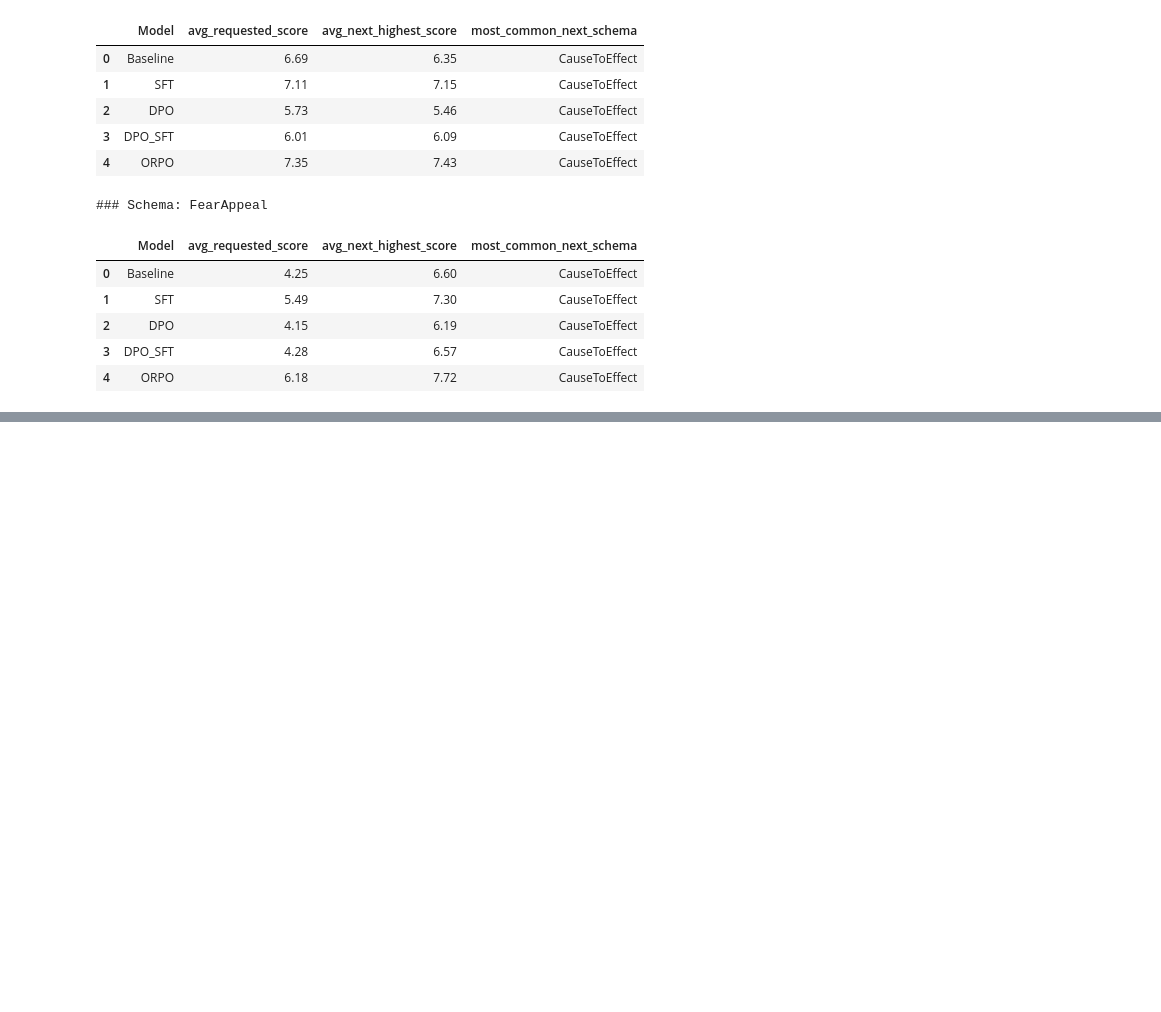
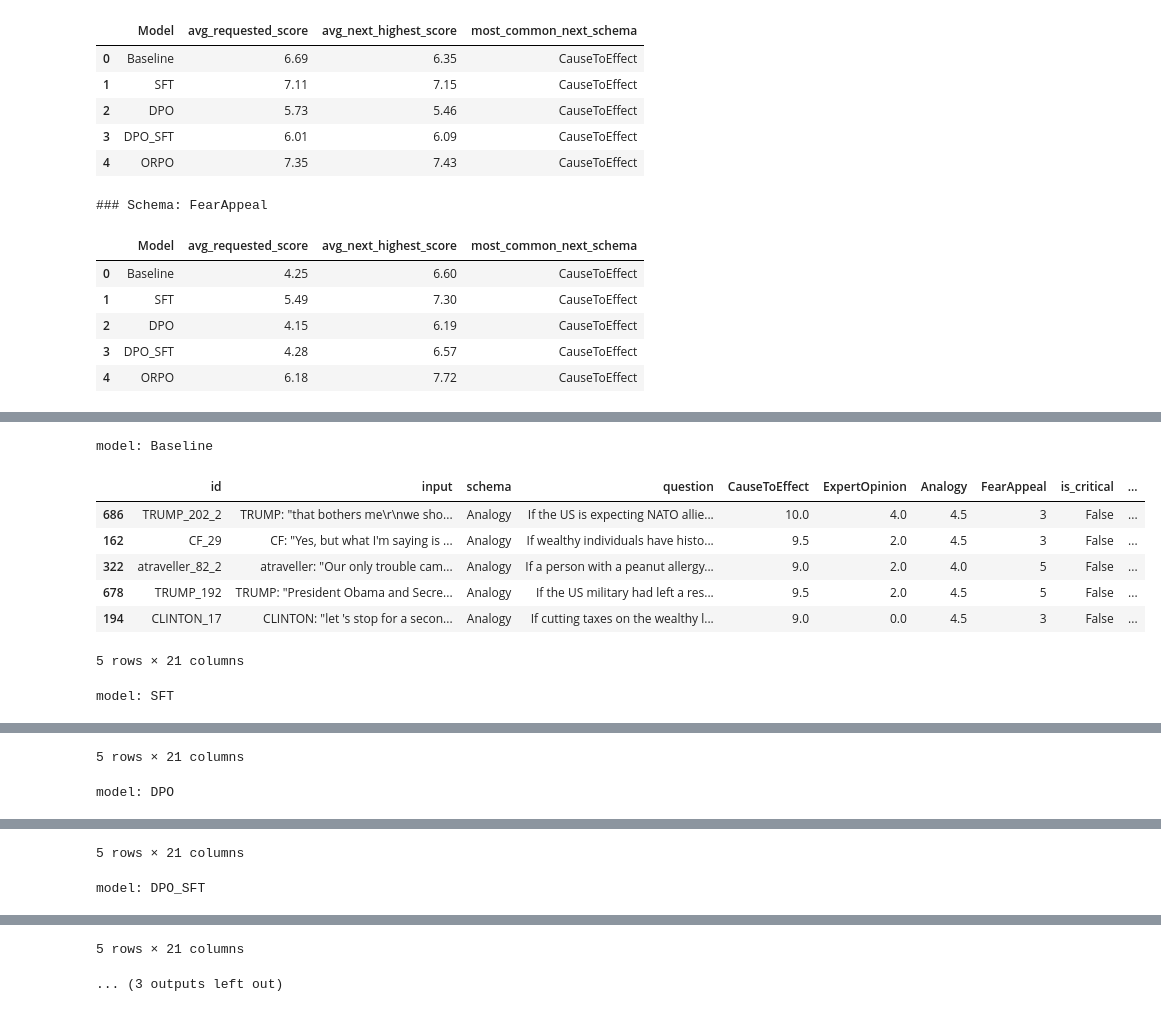
Before and after one commit to RicoStaedeli/NLP2025_CQG, a Jupyter notebook: 5_Evaluation_Analytics.ipynb, the cells around one changed output, grey strips where cells are left out. Saved outputs shown, nothing was run; the diff lists cells and outputs as text; code cells hidden in the pictures; blank space fills up the shorter version.

```diff
--- a/5_Evaluation_Analytics.ipynb
+++ b/5_Evaluation_Analytics.ipynb
@@ -672,0 +778,15 @@ for schema in schemas:
+# %%
+for model_name, df in zip(model_names, largest_gaps_dfs):
+  filtered_df = df[df['schema'] == "Analogy"]
+  print(f"model: {model_name}")
+  display(filtered_df.head(5))
+# %% [output]
+model: Baseline
+|  | id | input | schema | question | CauseToEffect | ExpertOpinion | Analogy | FearAppeal | is_critical | ... |
+| 686 | TRUMP_202_2 | TRUMP: "that bothers me\r\nwe sho... | Analogy | If the US is expecting NATO allie... | 10.0 | 4.0 | 4.5 | 3 | False | ... |
+| 162 | CF_29 | CF: "Yes, but what I'm saying is ... | Analogy | If wealthy individuals have histo... | 9.5 | 2.0 | 4.5 | 3 | False | ... |
+| 322 | atraveller_82_2 | atraveller: "Our only trouble cam... | Analogy | If a person with a peanut allergy... | 9.0 | 2.0 | 4.0 | 5 | False | ... |
+| 678 | TRUMP_192 | TRUMP: "President Obama and Secre... | Analogy | If the US military had left a res... | 9.5 | 2.0 | 4.5 | 5 | False | ... |
+| 194 | CLINTON_17 | CLINTON: "let 's stop for a secon... | Analogy | If cutting taxes on the wealthy l... | 9.0 | 0.0 | 4.5 | 3 | False | ... |
+5 rows × 21 columns
+model: SFT
@@ -672,0 +799,2 @@ for schema in schemas:
+5 rows × 21 columns
+model: DPO
@@ -672,0 +807,2 @@ for schema in schemas:
+5 rows × 21 columns
+model: DPO_SFT
@@ -672,0 +815,2 @@ for schema in schemas:
+5 rows × 21 columns
+... (3 outputs left out)
```
Also changed, not shown: parts of 9 cells of this notebook.
